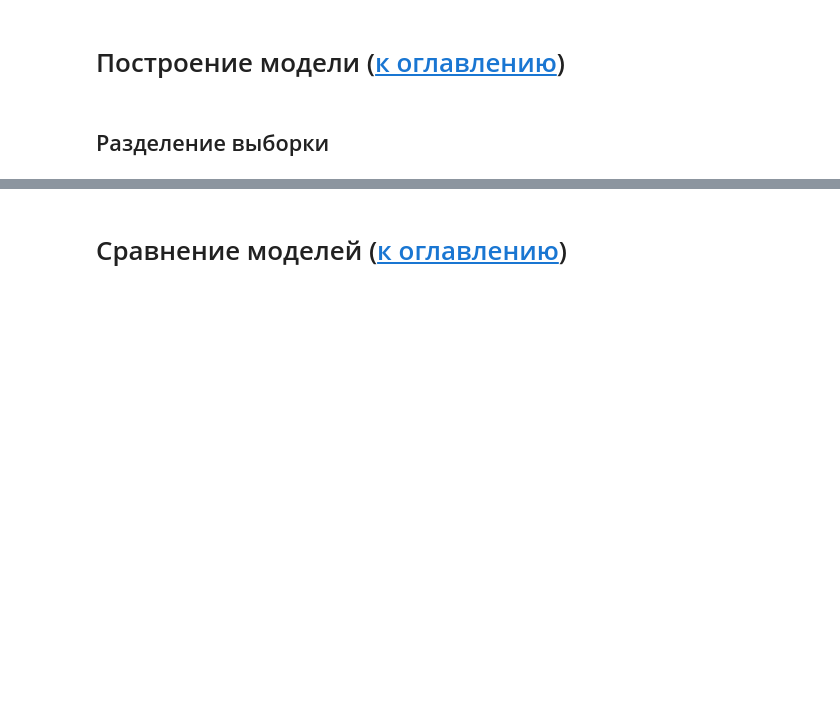
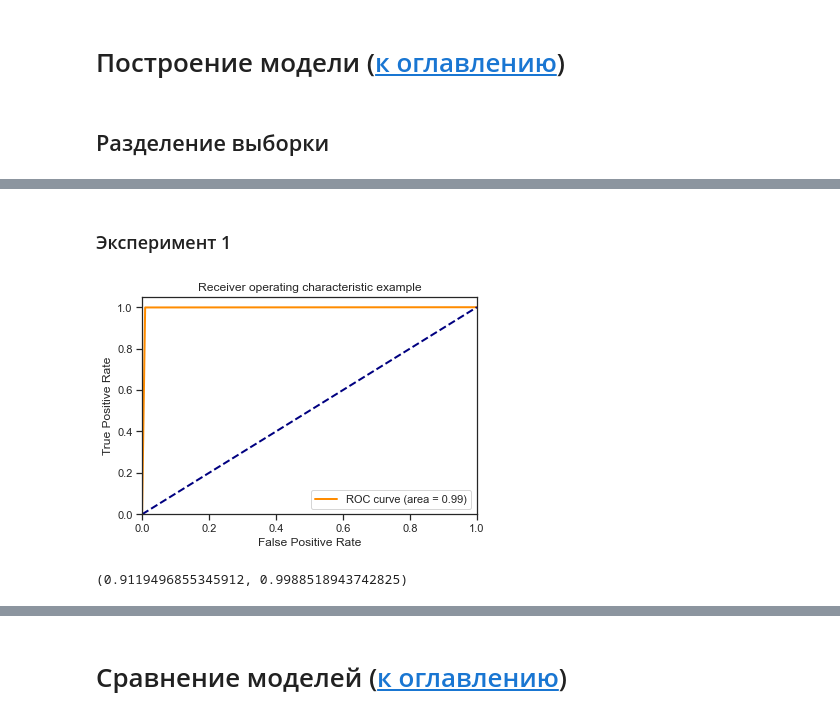
Before and after one commit to Arsen204/ml-course-2022, a Jupyter notebook: lab5/lab5.ipynb, the cells around one changed output, grey strips where cells are left out. Saved outputs shown, nothing was run; the diff lists cells and outputs as text; code cells hidden in the pictures; blank space fills up the shorter version.

```diff
--- a/lab5/lab5.ipynb
+++ b/lab5/lab5.ipynb
@@ -412,0 +324,20 @@ draw_feature_importances(tree, X)
+# %%
+dataset = Dataset(X_train_preprocessed, y_train, X_test_preprocessed)
+# %%
+model_tree = Classifier(dataset=dataset, estimator=DecisionTreeClassifier, name='tree')
+model_lr = Classifier(dataset=dataset, estimator=LogisticRegression, name='lr')
+model_rf = Classifier(dataset=dataset, estimator=RandomForestClassifier, parameters={'n_estimators': 50},name='rf')
+# %% [markdown]
+### Эксперимент 1
+# %%
+# Эксперимент 1
+pipeline = ModelsPipeline(model_tree, model_lr)
+stack_ds = pipeline.stack(k=10, seed=1)
+# модель второго уровня
+stacker = Classifier(dataset=stack_ds, estimator=DecisionTreeClassifier)
+predict = stacker.predict()
+draw_roc_curve(y_test, predict, pos_label=1, average='micro')
+precision_score(y_test, predict), recall_score(y_test, predict)
+# %% [output]
+[figure, added]
+(0.9119496855345912, 0.9988518943742825)
```
Also changed, not shown: parts of 54 cells of this notebook, 9 other files.
